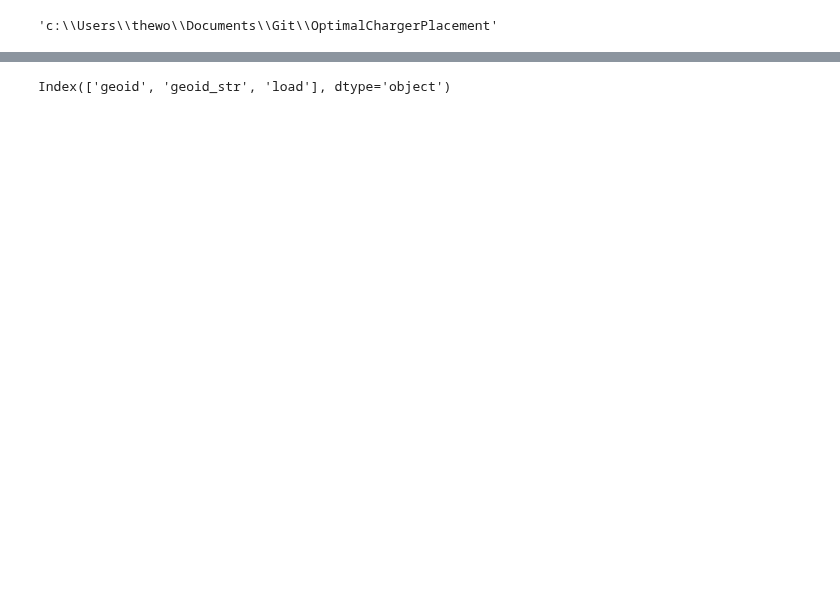
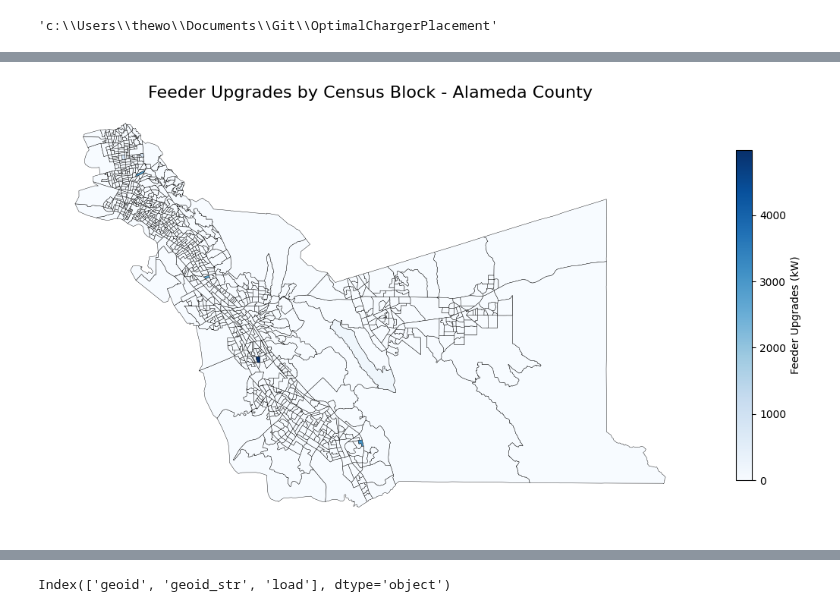
Before and after one commit to lazlop/OptimalChargerPlacement, a Jupyter notebook: Proj_263H.ipynb, the cells around one changed output, grey strips where cells are left out. Saved outputs shown, nothing was run; the diff lists cells and outputs as text; code cells hidden in the pictures; blank space fills up the shorter version.

```diff
--- a/Proj_263H.ipynb
+++ b/Proj_263H.ipynb
@@ -21,20 +133,27 @@ maxes = cap_max['IC_min_kW'].to_numpy()
 # %%
 n = 303
-Cm = np.random.rand(n,n)*25
-np.fill_diagonal(Cm, 0)
-Cm = np.square(Cm)
+m = 1074
+Cmval = 1+np.random.rand(m,m)*25
+np.fill_diagonal(Cmval, 1)
+Cmval = np.square(Cmval)
 # %%
 
 ni = cp.Variable(n, boolean=True)
 x = cp.Variable(n)
-y = cp.Variable((n,n))
+y = cp.Variable((m,m))
+d = cp.Variable(m)
 
+Cu = cp.Parameter(nonneg=True)
+Cf = cp.Parameter(nonneg=True)
 Cu = 0.025
-Cf = 4
+Cf = 100
+Cm = cp.Parameter((m,m))
+Cm.value = np.square(dist)*0.5
+loads = cp.Parameter(m)
+loads = add_load*30
 
 # Replace with distance matrix
 M=10**6
-dem = 20*demand
 # %%
 obj = Cf*cp.sum(ni) + Cu*cp.sum(x) + cp.sum(cp.multiply(Cm, y))
 
@@ -83,0 +229,2 @@ np.float64(30317.759928624422)
+# %%
+movement = np.sum(y.value, axis=1)-np.diagonal(y.value)
@@ -83,0 +241,24 @@ np.float64(30317.759928624422)
+# %%
+fig, ax = plt.subplots(figsize=(11, 9))
+
+good.plot(
+    ax=ax,
+    column='movement',
+    # cmap='YlOrRd',
+    cmap='Blues',
+    legend=True,
+    edgecolor='black',
+    linewidth=0.3,
+    legend_kwds={
+        'label': 'Feeder Upgrades (kW)',
+        'orientation': 'vertical',
+        'shrink': 0.5
+    }
+)
+
+plt.title('Feeder Upgrades by Census Block - Alameda County', fontsize=16)
+plt.axis('off')
+plt.tight_layout()
+plt.show()
+# %% [output]
+[figure, added]
```
Also changed, not shown: parts of 43 cells of this notebook.
